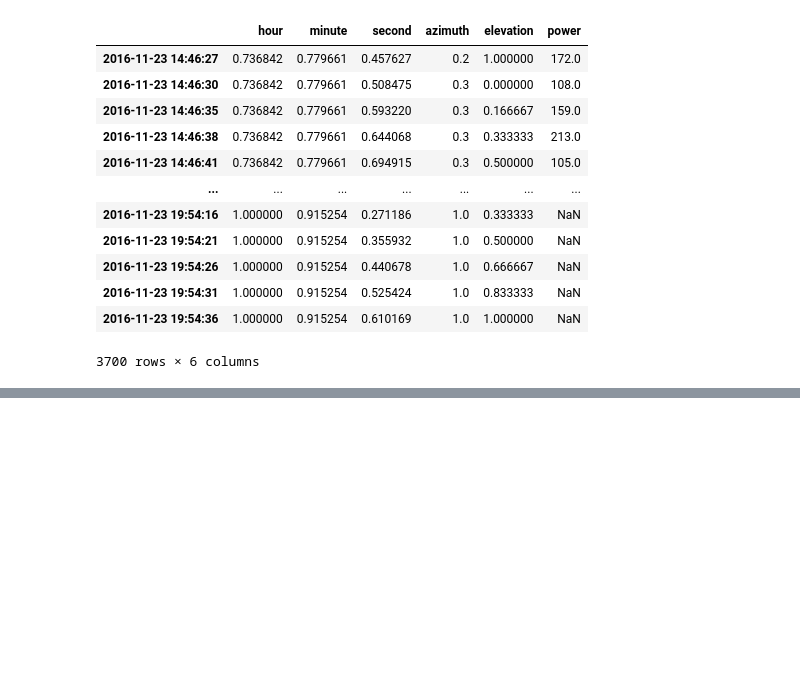
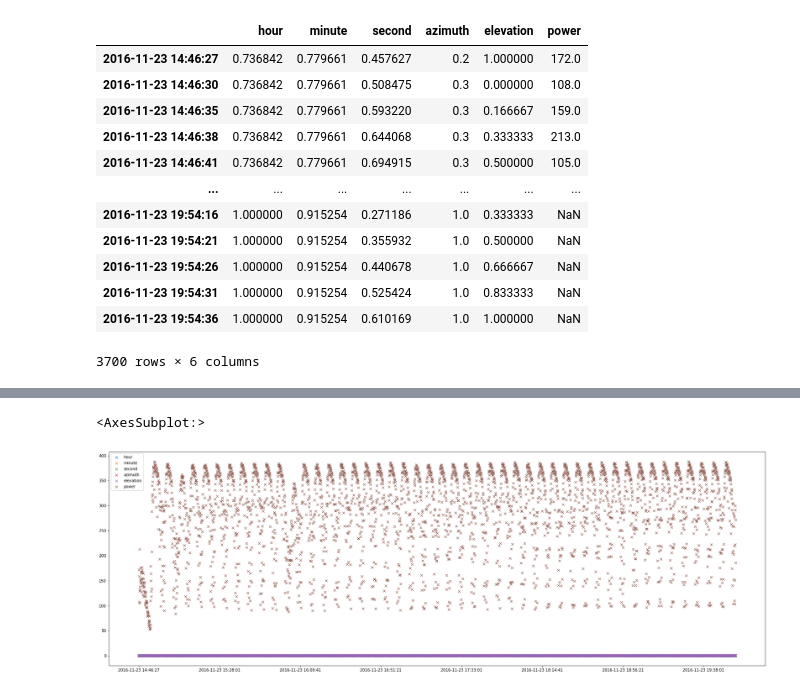
Before and after one commit to Cecco-Bandi/PV_project, a Jupyter notebook: main.ipynb, the cells around one changed output, grey strips where cells are left out. Cells and saved outputs as stored; diff of their text form; code cells hidden in the pictures; blank space fills up the shorter version.

Commit message:
forecasted  power for the whole day

```diff
--- a/main.ipynb
+++ b/main.ipynb
@@ -1046,3 +1067,12 @@ final_df
 | 2016-11-23 19:54:31 | 1.000000 | 0.915254 | 0.525424 | 1.0 | 0.833333 | NaN |
 | 2016-11-23 19:54:36 | 1.000000 | 0.915254 | 0.610169 | 1.0 | 1.000000 | NaN |
 3700 rows × 6 columns
+# %%
+def forecast(df, model, window_size=5):
+  forecasted_df = df.copy()
+  for i in range(len(forecasted_df) - window_size):
+    window = np.expand_dims(forecasted_df.iloc[i:i+window_size, :].to_numpy(), axis=0)
+    # print(window)
+    pred = int(model.predict(window)[0][0])
+    forecasted_df.iat[i+window_size, 5] = pred
+  return forecasted_df
@@ -1048,0 +1099,3 @@ final_df
+# %%
+forecasted_df = forecast(final_df, model)
+forecasted_df
@@ -1048,0 +1116,5 @@ final_df
+# %%
+forecasted_df.plot(figsize=(30,10), marker='x', linewidth=.5, linestyle='None')
+# %% [output]
+<AxesSubplot:>
+[figure, added]
```
Also changed, not shown: parts of 12 cells of this notebook.
